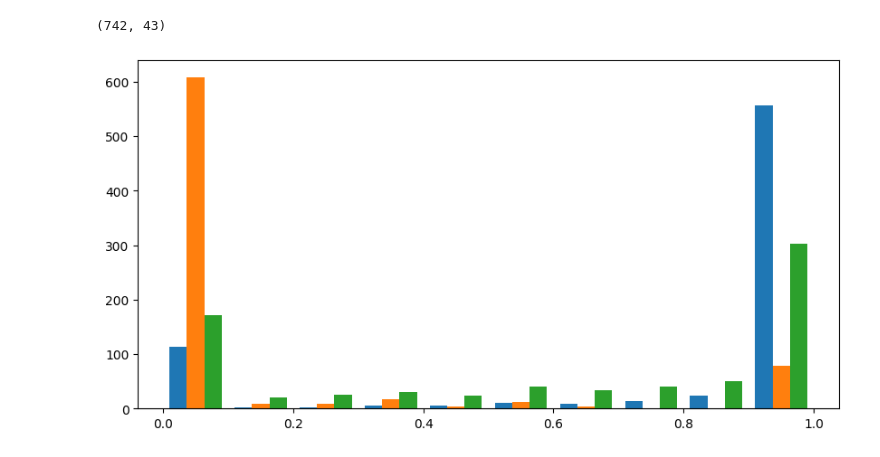
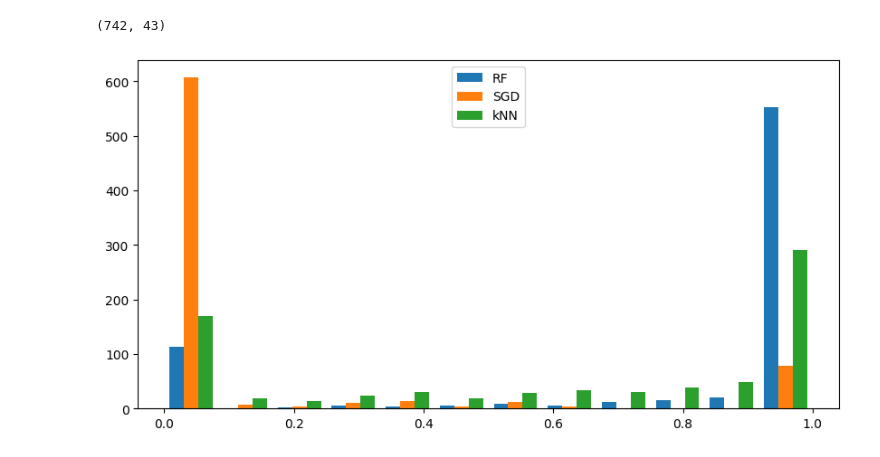
Before and after one commit to smeyanoff/advanced-and-auto-ml-course, a Jupyter notebook: Lab1_MetaFeaturesRealisation.ipynb, the cells around one changed output. Drawn from its saved outputs; the diff is of its cells as text; code cells hidden in the pictures.

```diff
--- a/Lab1_MetaFeaturesRealisation.ipynb
+++ b/Lab1_MetaFeaturesRealisation.ipynb
@@ -119,7 +119,12 @@ all_meta_features.shape
 (742, 43)
 # %%
 fig = plt.figure(figsize = (10, 5))
-ax = plt.hist(all_meta_features[['RF', 'SGD',	'kNN']], bins=10)
+ax = plt.hist(
+    all_meta_features[['RF', 'SGD',	'kNN']],
+    bins=12,
+    label=['RF', 'SGD',	'kNN']
+    )
+plt.legend()
 plt.show()
 # %% [output]
-[figure, old version]
+[figure, new version]
```
Also changed, not shown: parts of 1 cell of this notebook.
